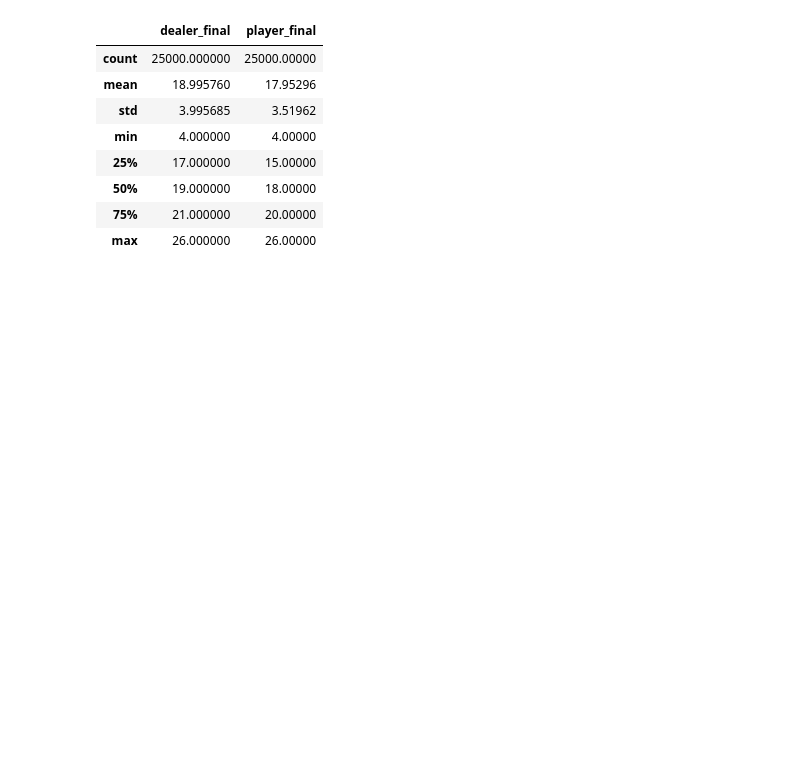
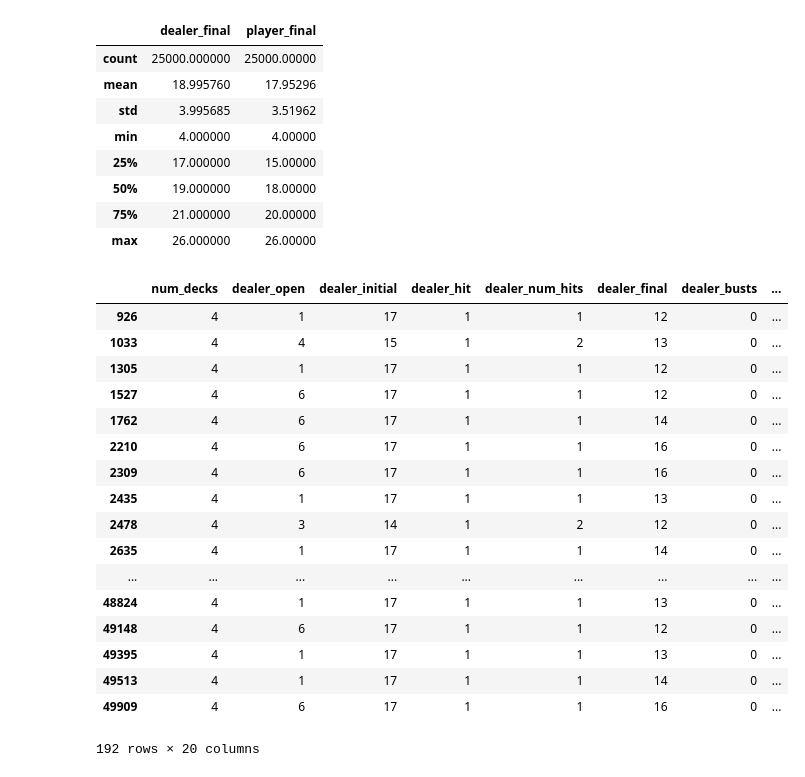
Before and after one commit to jocelyn-ong/data-science-projects, a Jupyter notebook: others/blackjack/blackjack.ipynb, the cells around one changed output. Cells and saved outputs as stored; diff of their text form; code cells hidden in the pictures; blank space fills up the shorter version.

```diff
--- a/others/blackjack/blackjack.ipynb
+++ b/others/blackjack/blackjack.ipynb
@@ -489,3 +506,24 @@ df[["dealer_final", "player_final"]][df.strategy == 1].describe()
 | 50% | 19.000000 | 18.00000 |
 | 75% | 21.000000 | 20.00000 |
 | max | 26.000000 | 26.00000 |
+# %%
+df[(df["dealer_final"] < 17) & (df["player_initial"] != 21) & (df["player_busts"] != 1)]
+# %% [output]
+|  | num_decks | dealer_open | dealer_initial | dealer_hit | dealer_num_hits | dealer_final | dealer_busts | ... |
+| 926 | 4 | 1 | 17 | 1 | 1 | 12 | 0 | ... |
+| 1033 | 4 | 4 | 15 | 1 | 2 | 13 | 0 | ... |
+| 1305 | 4 | 1 | 17 | 1 | 1 | 12 | 0 | ... |
+| 1527 | 4 | 6 | 17 | 1 | 1 | 12 | 0 | ... |
+| 1762 | 4 | 6 | 17 | 1 | 1 | 14 | 0 | ... |
+| 2210 | 4 | 6 | 17 | 1 | 1 | 16 | 0 | ... |
+| 2309 | 4 | 6 | 17 | 1 | 1 | 16 | 0 | ... |
+| 2435 | 4 | 1 | 17 | 1 | 1 | 13 | 0 | ... |
+| 2478 | 4 | 3 | 14 | 1 | 2 | 12 | 0 | ... |
+| 2635 | 4 | 1 | 17 | 1 | 1 | 14 | 0 | ... |
+| ... | ... | ... | ... | ... | ... | ... | ... | ... |
+| 48824 | 4 | 1 | 17 | 1 | 1 | 13 | 0 | ... |
+| 49148 | 4 | 6 | 17 | 1 | 1 | 12 | 0 | ... |
+| 49395 | 4 | 1 | 17 | 1 | 1 | 13 | 0 | ... |
+| 49513 | 4 | 1 | 17 | 1 | 1 | 14 | 0 | ... |
+| 49909 | 4 | 6 | 17 | 1 | 1 | 16 | 0 | ... |
+192 rows × 20 columns
```
Also changed, not shown: parts of 6 cells of this notebook, 1 other file.
